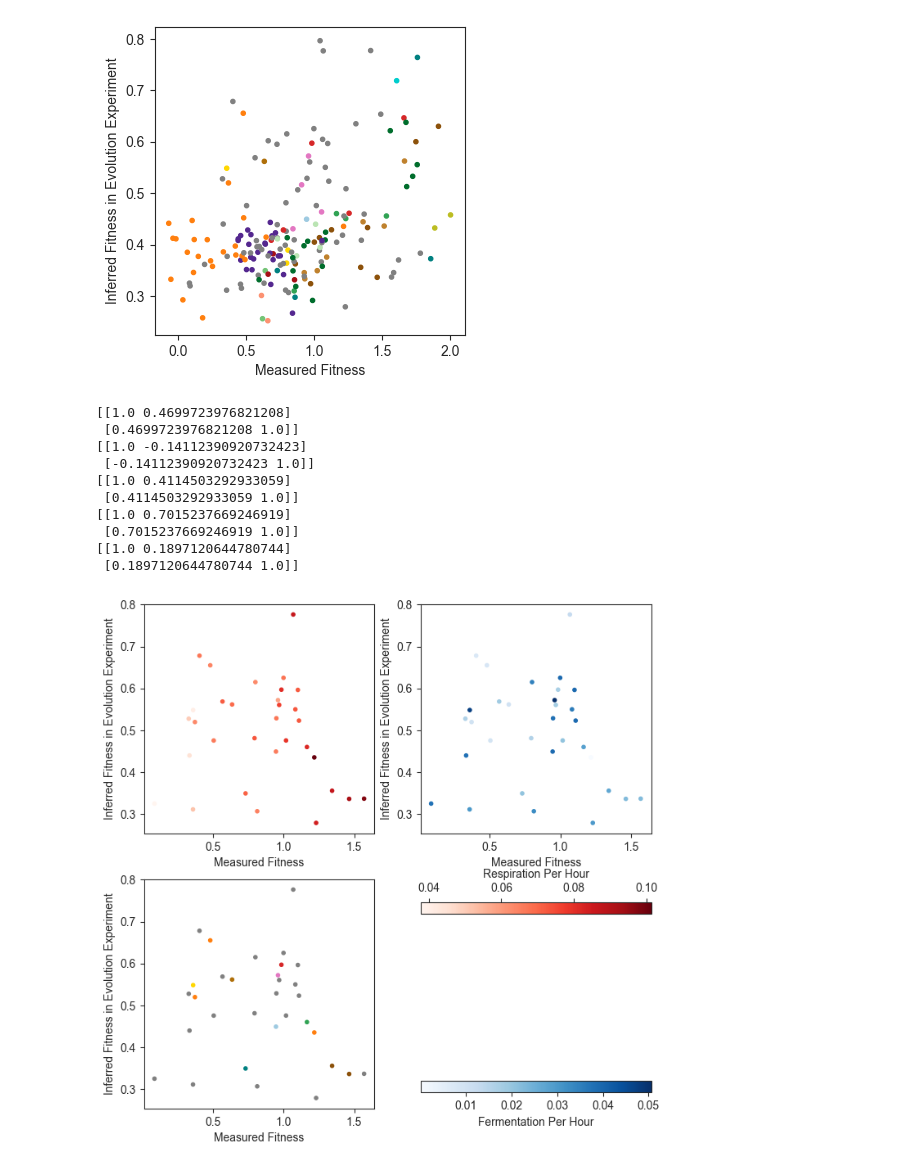
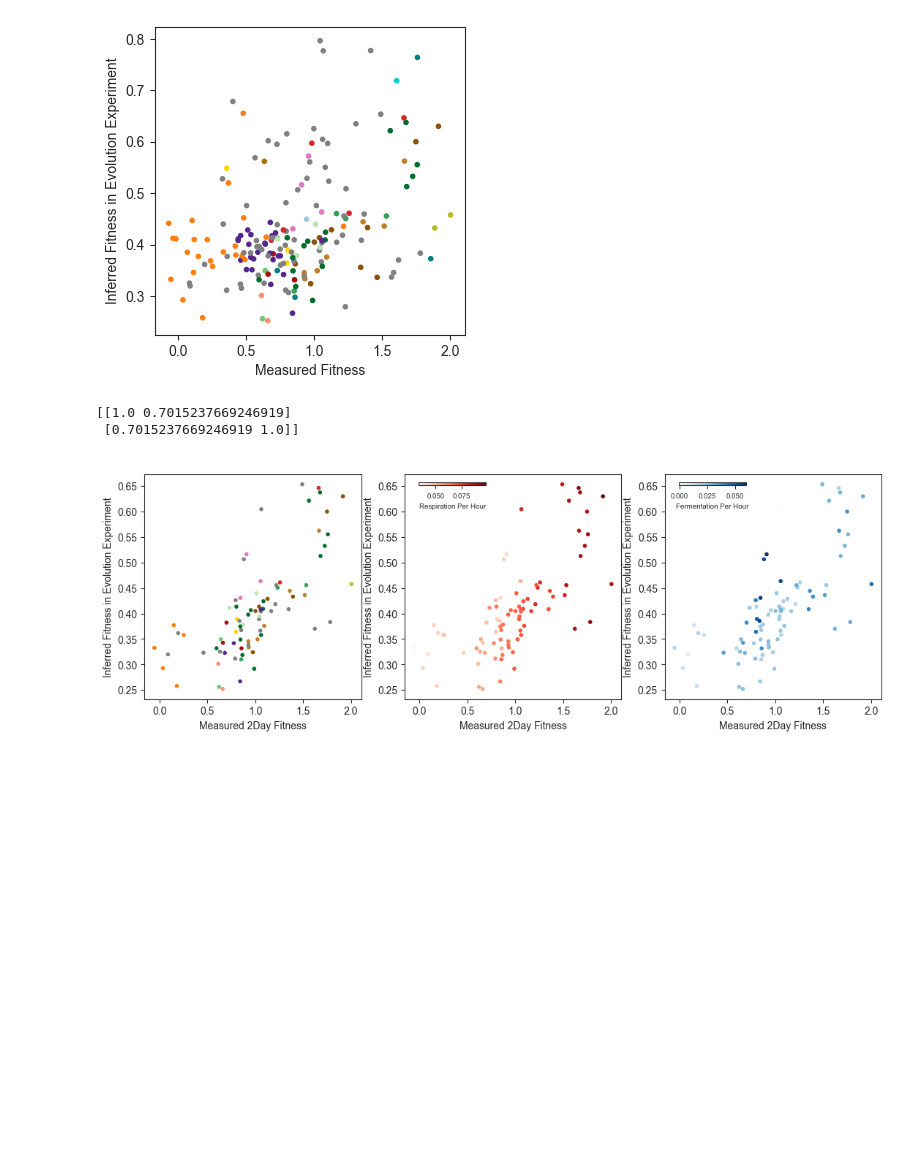
Before and after one commit to grantkinsler/EvolvingFront, a Jupyter notebook: EvolutionTracking/remeasurement vs evolution fitness.ipynb, the cells around one changed output. Drawn from its saved outputs; the diff is of its cells as text; code cells hidden in the pictures; blank space fills up the shorter version.

```diff
--- a/EvolutionTracking/remeasurement vs evolution fitness.ipynb
+++ b/EvolutionTracking/remeasurement vs evolution fitness.ipynb
@@ -396,16 +342,17 @@ b=np.ma.masked_invalid(8*set_to_plot['evolution_fitness'].values)
 
 msk = (~a.mask & ~b.mask)
 
-print(np.ma.corrcoef(a[msk],b[msk]))
+# print(np.ma.corrcoef(a[msk],b[msk]))
 
 # print(msk)
 
 # print(np.corrcoef(np.array([set_to_plot['Fit2D_early_fitness_relative'].values,8*set_to_plot['evolution_fitness'].values])))
 
 
-for ancestor in ['CYR1','GPB2','IRA1_MIS','IRA1_NON']:
+# for ancestor in ['CYR1','GPB2','TOR1','IRA1_MIS','IRA1_NON']:
+for ancestor in ['IRA1_MIS']:
 
-    fig,axs = plt.subplots(ncols=2,nrows=2,figsize=(8,8))
+    fig,axs = plt.subplots(ncols=3,nrows=1,figsize=(13,4))
 
     this_set = set_to_plot[set_to_plot['ancestor']==ancestor]
 
@@ -417,61 +364,57 @@ for ancestor in ['CYR1','GPB2','IRA1_MIS','IRA1_NON']:
 
     print(np.ma.corrcoef(a[msk],b[msk]))
 
-    # a=np.ma.masked_invalid(set_to_plot['Fit2D_both2%5%_fitness_relative'].values)
-    # b=np.ma.masked_invalid(8*set_to_plot['evolution_fitness'].values)
-
-    # msk = (~a.mask & ~b.mask)
-
-    # print(np.ma.corrcoef(a[msk],b[msk]))
-
-
-
-
-    this_ax = axs[1,0]
-
-    axs[1,1].axis('off')
+    this_ax = axs[0]
 
     colors = [tools.find_mutation_color(gene) for gene in this_set['gene'].values]
 
     this_ax.scatter(this_set['Fit2D_early_fitness_relative'].values,
                 8*this_set['evolution_fitness'].values,
                 marker='.',c=colors)
 
-    this_ax.set_xlabel('Measured Fitness')
+    this_ax.set_xlabel('Measured 2Day Fitness')
     this_ax.set_ylabel('Inferred Fitness in Evolution Experiment')
 
-    this_ax = axs[0,0]
+    this_ax = axs[1]
 
     p = this_ax.scatter(this_set['Fit2D_early_fitness_relative'].values,
                 8*this_set['evolution_fitness'].values,
                 marker='.',c=this_set['ResPerHour'].values,cmap='Reds')
 
-    fig.colorbar(p,ax=axs[1,1],orientation='horizontal',label='Respiration Per Hour',location='top')
+    cax = this_ax.inset_axes([0.02,0.95,0.4,0.1])
+    cax.axis('off')
 
-    this_ax.set_xlabel('Measured Fitness')
+    cb = plt.colorbar(p,ax=cax,orientation='horizontal',label='Respiration Per Hour')
+
+    cb.ax.tick_params(labelsize=7)
+    cb.ax.xaxis.label.set_size(7)
+
+    this_ax.set_xlabel('Measured 2Day Fitness')
     this_ax.set_ylabel('Inferred Fitness in Evolution Experiment')
 
     # plt.colorbar(this_set['ResPerHour'].values,cmap='Reds',label='Respiration Per Hour')
 
-    this_ax = axs[0,1]
+    this_ax = axs[2]
 
     p = this_ax.scatter(this_set['Fit2D_early_fitness_relative'].values,
                 8*this_set['evolution_fitness'].values,
                 marker='.',c=this_set['FerPerHour'].values,cmap='Blues')
 
-    fig.colorbar(p,ax=axs[1,1],orientation='horizontal',label='Fermentation Per Hour',location='bottom')
+    cax = this_ax.inset_axes([0.02,0.95,0.4,0.1])
+    cax.axis('off')
 
-    this_ax.set_xlabel('Measured Fitness')
+    cb = plt.colorbar(p,ax=cax,orientation='horizontal',label='Fermentation Per Hour')
+
+    cb.ax.tick_params(labelsize=7)
+    cb.ax.xaxis.label.set_size(7)
+
+    # fig.colorbar(p,ax=axs[0],orientation='horizontal',label='Fermentation Per Hour')
+
+    this_ax.set_xlabel('Measured 2Day Fitness')
     this_ax.set_ylabel('Inferred Fitness in Evolution Experiment')
+
+    plt.savefig('figures/evolution_fitness_correlation_withPerformanceColors.pdf',bbox_inches='tight')
 # %% [output]
-[[1.0 0.4699723976821208]
- [0.4699723976821208 1.0]]
-[[1.0 -0.14112390920732423]
- [-0.14112390920732423 1.0]]
-[[1.0 0.4114503292933059]
- [0.4114503292933059 1.0]]
 [[1.0 0.7015237669246919]
  [0.7015237669246919 1.0]]
-[[1.0 0.1897120644780744]
- [0.1897120644780744 1.0]]
-[figure, old version]
+[figure, new version]
```
Also changed, not shown: parts of 32 cells of this notebook, 28 other files.
